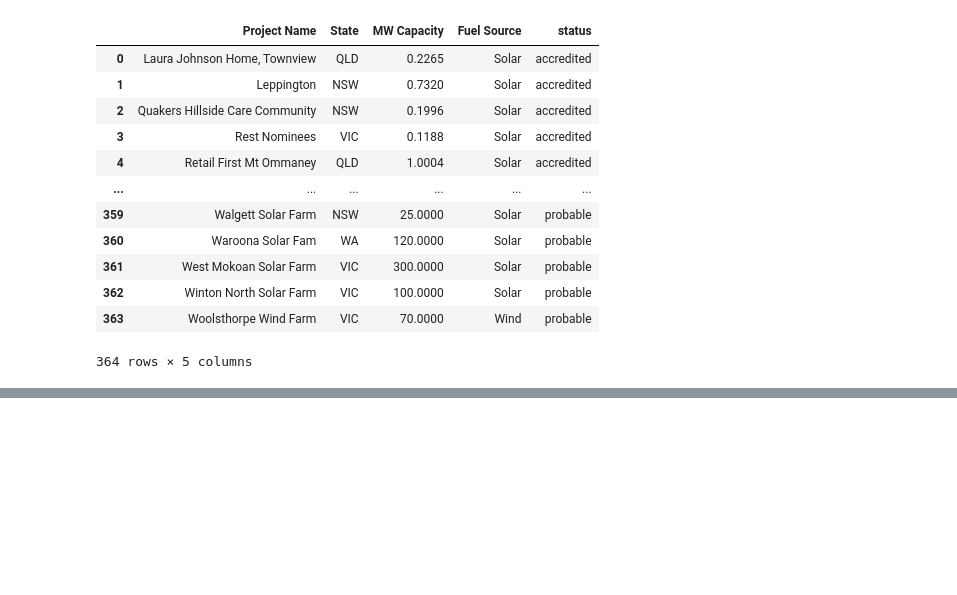
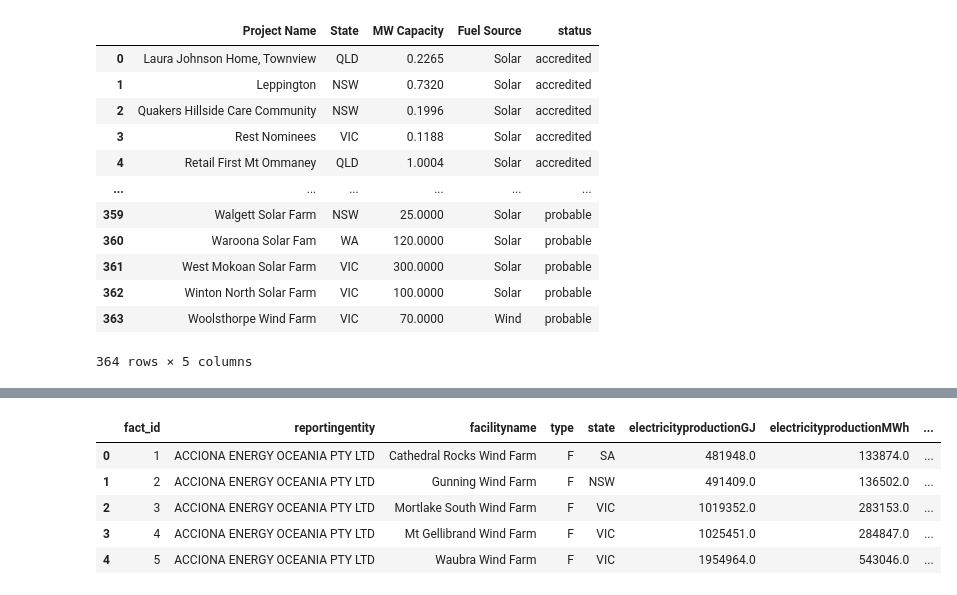
Before and after one commit to joelkurien/COMP5339Assignment, a Jupyter notebook: COMP5339_Ass1.ipynb, the cells around one changed output, grey strips where cells are left out. Cells and saved outputs as stored; diff of their text form; code cells hidden in the pictures; blank space fills up the shorter version.

Commit message:
added database implementations for abs and nger

```diff
--- a/COMP5339_Ass1.ipynb
+++ b/COMP5339_Ass1.ipynb
@@ -319,17 +294,0 @@ core_summary
-# %%
-# Augmentation for NGER dataset
-latitudes = []
-longitudes = []
-regions = []
-
-for addr in tqdm(NGER["facilityname"] + ", " + NGER["state"] + ", Australia",
-                 desc="Google Geocoding for NGER", unit="facility"):
-    lat, lon, region = get_coordinates_google(addr)
-    latitudes.append(lat)
-    longitudes.append(lon)
-    regions.append(region)
-    time.sleep(0.03)
-
-NGER["latitude"] = latitudes
-NGER["longitude"] = longitudes
-NGER["region"] = regions
@@ -501,0 +510,25 @@ def nger_
+# %%
+def create_nger_schema(df):
+    for table in ['nger_fact_table']:
+        conn.execute(f"DROP TABLE IF EXISTS {table}")
+
+    for seq in ['fact_id_seq']:
+        conn.execute(f"DROP SEQUENCE IF EXISTS {seq}")
+
+    conn.execute("CREATE SEQUENCE fact_id_seq START 1")
+    conn.register("nger_fact_df", df)
+    conn.execute("""
+        CREATE TABLE nger_fact_table AS
+        SELECT nextval('fact_id_seq') AS fact_id, * FROM df
+    """)
+    return "Successfully create the NGER fact table"
+# %%
+create_nger_schema(NGER)
+conn.execute("SELECT * FROM nger_fact_table LIMIT 5").df()
+# %% [output]
+|  | fact_id | reportingentity | facilityname | type | state | electricityproductionGJ | electricityproductionMWh | ... |
+| 0 | 1 | ACCIONA ENERGY OCEANIA PTY LTD | Cathedral Rocks Wind Farm | F | SA | 481948.0 | 133874.0 | ... |
+| 1 | 2 | ACCIONA ENERGY OCEANIA PTY LTD | Gunning Wind Farm | F | NSW | 491409.0 | 136502.0 | ... |
+| 2 | 3 | ACCIONA ENERGY OCEANIA PTY LTD | Mortlake South Wind Farm | F | VIC | 1019352.0 | 283153.0 | ... |
+| 3 | 4 | ACCIONA ENERGY OCEANIA PTY LTD | Mt Gellibrand Wind Farm | F | VIC | 1025451.0 | 284847.0 | ... |
+| 4 | 5 | ACCIONA ENERGY OCEANIA PTY LTD | Waubra Wind Farm | F | VIC | 1954964.0 | 543046.0 | ... |
```
Also changed, not shown: parts of 20 cells of this notebook.
